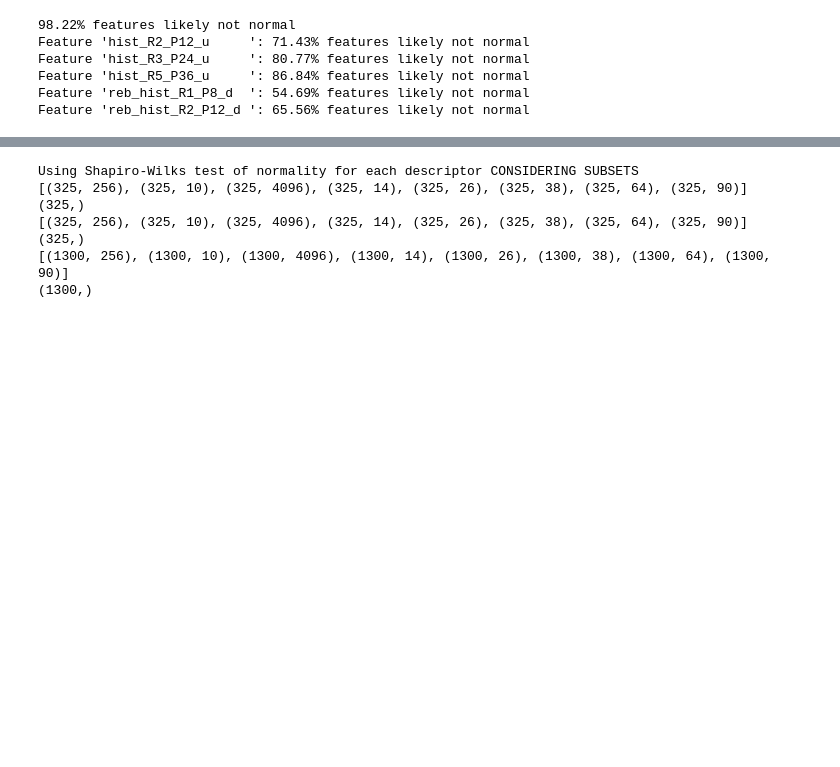
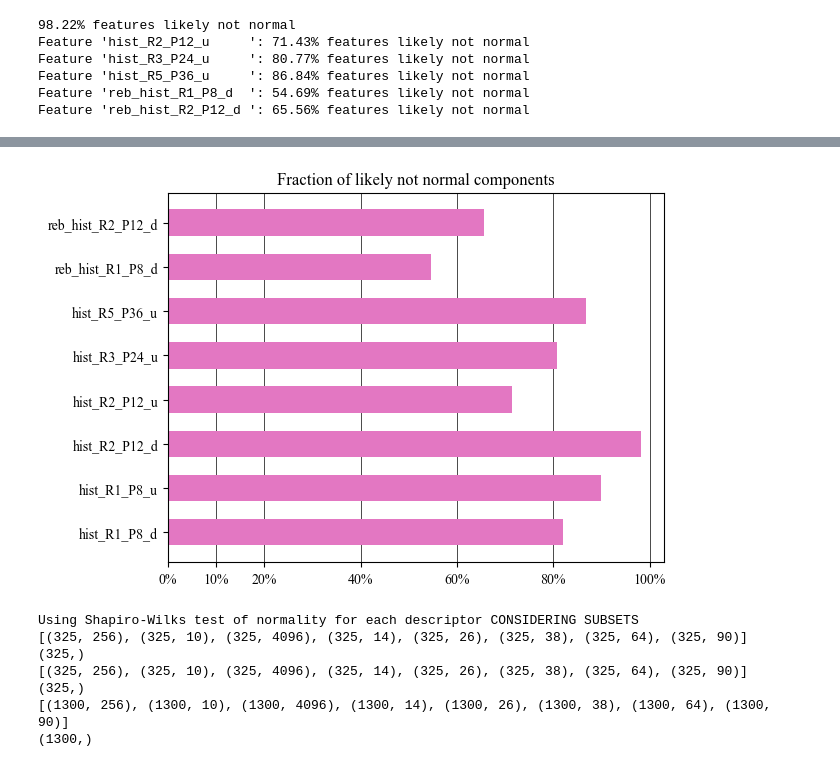
Before and after one commit to mkrooted256/master-thesis, a Jupyter notebook: 3_stat-normality.ipynb, the cells around one changed output, grey strips where cells are left out. Drawn from its saved outputs; the diff is of its cells as text; code cells hidden in the pictures; blank space fills up the shorter version.

```diff
--- a/3_stat-normality.ipynb
+++ b/3_stat-normality.ipynb
@@ -8,6 +8,8 @@ from glob import glob
 from tqdm import tqdm
 from pathlib import Path
 import matplotlib.pyplot as plt
+# %%
+plt.rcParams['font.family'] = 'Times New Roman'
 # %%
 dataset = Path("Y:/kau/диплом/data/dataset")
 workdir = Path("Y:/kau/диплом/data/run-normality")
@@ -55,10 +57,13 @@ def check_normality(feature, classes, unique_classes, alpha=0.05):
     # print(f"On median across all classes, {median_notnormality*100:.2f}% of features are likely NOT normal")
     return median_notnormality
 # %%
+normality_stats = []
+
 print("Using Shapiro-Wilks test of normality for each descriptor")
 for f,fn in zip(features, feature_names):
     print(f"Feature '{fn:18}': ", end='')
     median_notnormality = check_normality(f, y_tex, unique_texs)
+    normality_stats.append(median_notnormality)
     print(f"{median_notnormality*100:5.2f}% features likely not normal")
 # %% [output]
 Using Shapiro-Wilks test of normality for each descriptor
@@ -74,3 +93,14 @@ Feature 'reb_hist_R2_P12_d ': 65.56% features likely not normal
+# %%
+plt.barh(feature_names, normality_stats, height=0.6, color='tab:pink')
+plt.gca().set_axisbelow(True)
+plt.grid(axis='x', color='k', linewidth=0.5)
+plt.title('Fraction of likely not normal components')
+ticks = list(np.linspace(0,1,6))
+plt.xticks(ticks + [ 0.1 ], [ f"{t*100:.0f}%" for t in ticks] + [ "10%" ]);
+plt.xlim(0,1.03)
+plt.savefig('normality.png', dpi=150, bbox_inches='tight')
+# %% [output]
+[figure, added]
 # %%
 print("Using Shapiro-Wilks test of normality for each descriptor CONSIDERING SUBSETS")
 
```
Also changed, not shown: parts of 3 cells of this notebook, 48 other files.
